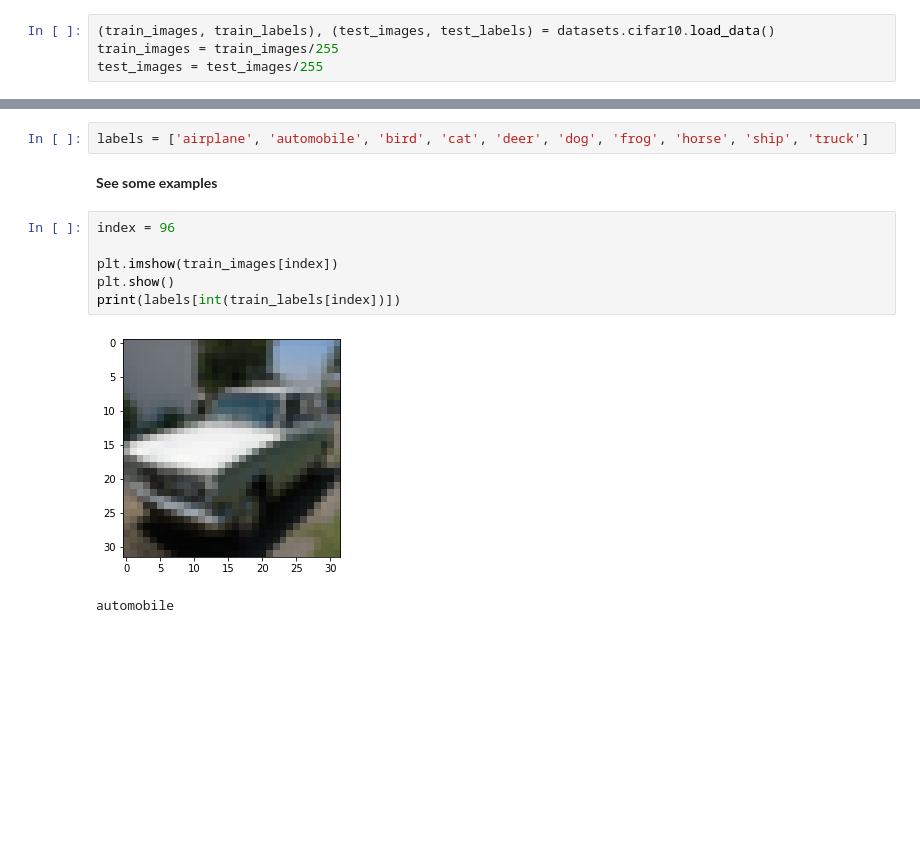
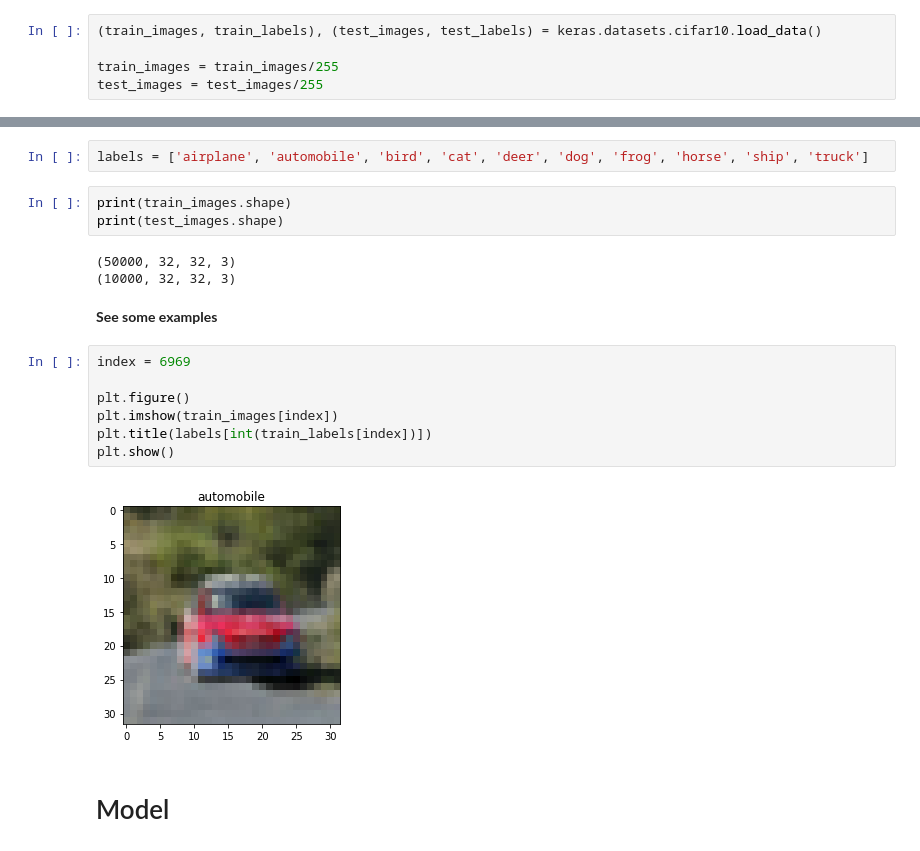
Before and after one commit to rmShoeb/learning-curve, a Jupyter notebook: Machine Learning/Deep Learning/learning-tensorflow/simple_CNN_with_tf_keras.ipynb, the cells around one changed output, grey strips where cells are left out. Saved outputs shown, nothing was run; the diff lists cells and outputs as text; blank space fills up the shorter version.

```diff
--- a/Machine Learning/Deep Learning/learning-tensorflow/simple_CNN_with_tf_keras.ipynb
+++ b/Machine Learning/Deep Learning/learning-tensorflow/simple_CNN_with_tf_keras.ipynb
@@ -8,5 +10,6 @@ import numpy as np
 # %%
-(train_images, train_labels), (test_images, test_labels) = datasets.cifar10.load_data()
+(train_images, train_labels), (test_images, test_labels) = keras.datasets.cifar10.load_data()
+
 train_images = train_images/255
 test_images = test_images/255
 # %% [output]
@@ -18,15 +22,23 @@ np.unique(train_labels)
 array([0, 1, 2, 3, 4, 5, 6, 7, 8, 9], dtype=uint8)
 # %%
 labels = ['airplane', 'automobile', 'bird', 'cat', 'deer', 'dog', 'frog', 'horse', 'ship', 'truck']
+# %%
+print(train_images.shape)
+print(test_images.shape)
+# %% [output]
+(50000, 32, 32, 3)
+(10000, 32, 32, 3)
 # %% [markdown]
 **See some examples**
 # %%
-index = 96
+index = 6969
 
+plt.figure()
 plt.imshow(train_images[index])
+plt.title(labels[int(train_labels[index])])
 plt.show()
-print(labels[int(train_labels[index])])
 # %% [output]
-[figure, old version]
+[figure, new version]
-automobile
+# %% [markdown]
+# Model
 # %%
```
Also changed, not shown: parts of 19 cells of this notebook.
